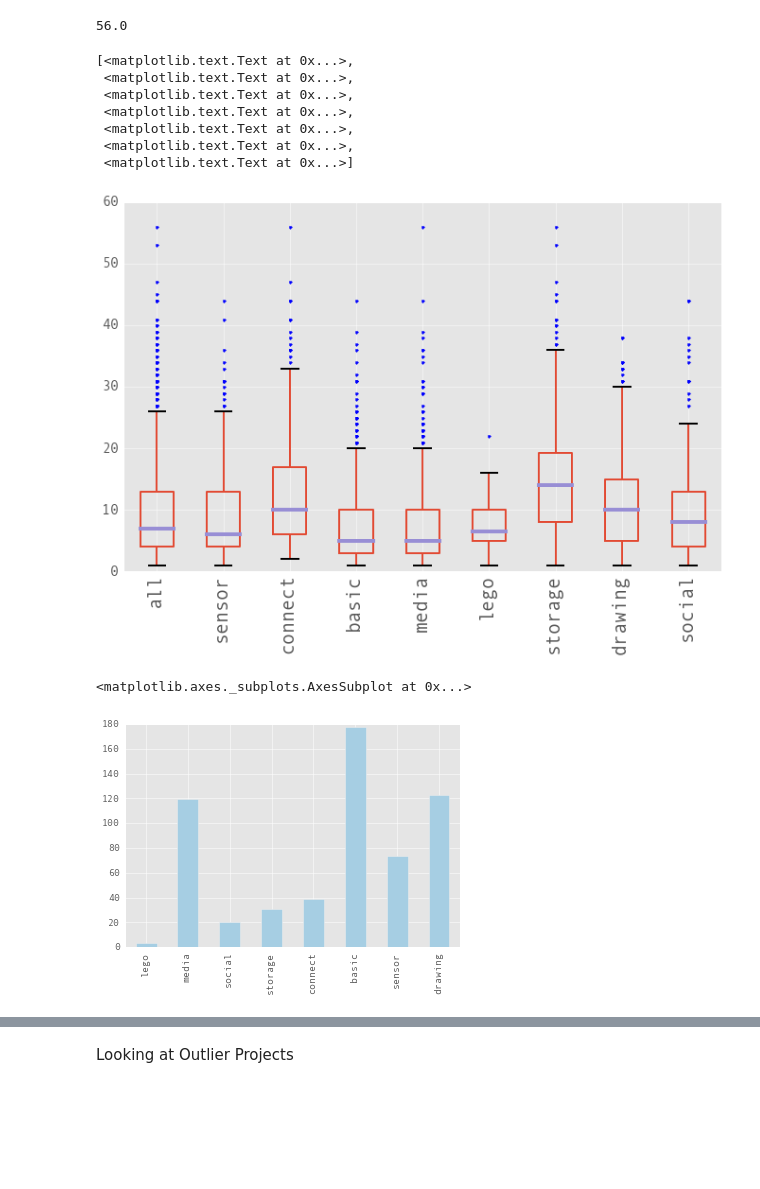
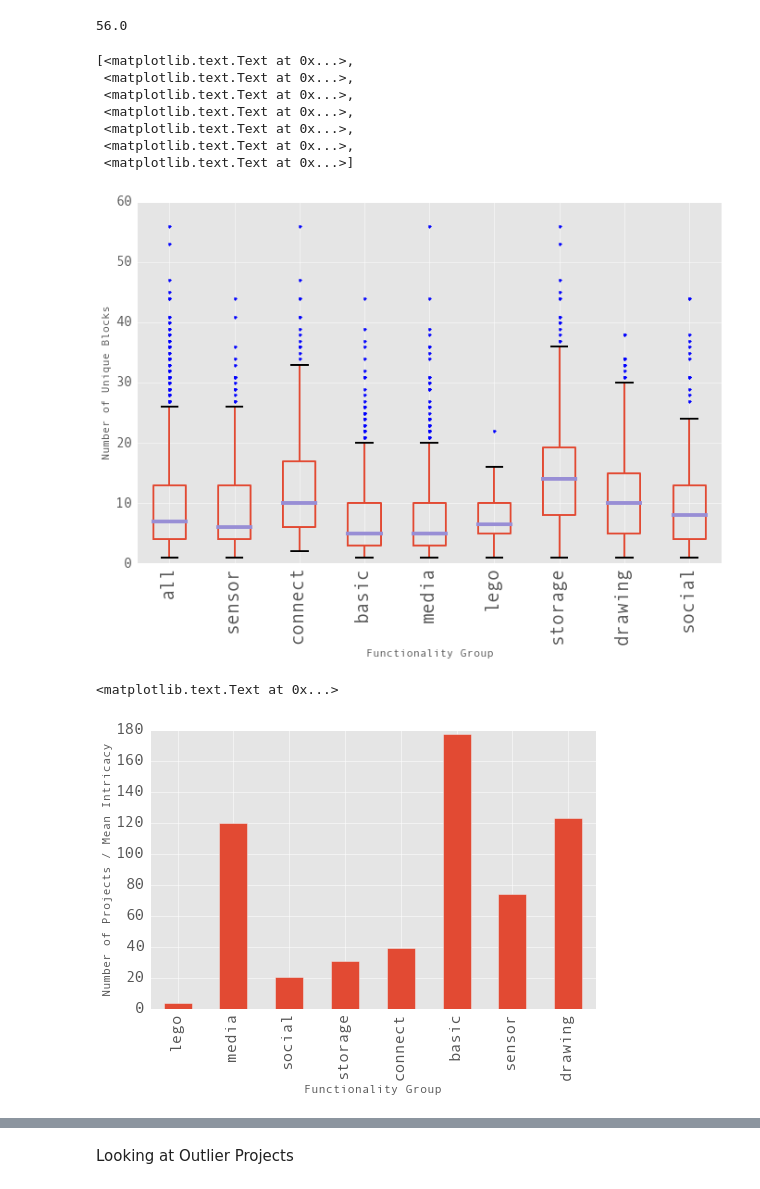
Before and after one commit to bxie/ai2_analysis, a Jupyter notebook: PaletteGrouping.ipynb, the cells around one changed output, grey strips where cells are left out. Saved outputs shown, nothing was run; the diff lists cells and outputs as text; code cells hidden in the pictures; blank space fills up the shorter version.

```diff
--- a/PaletteGrouping.ipynb
+++ b/PaletteGrouping.ipynb
@@ -287,19 +269,19 @@ print total_working_tutorials
 print len(tutorials)
 
 ################
-# search_criteria = tutorials['spikes']
+search_criteria = tutorials['hello_purr']
 
-# df_result = df_this[df_this.project_name.str.contains(search_criteria)][['project_name', 'palette_groups', 'components', 'num_components']]
-# groups = df_result.groupby(df_result.palette_groups).groups
+df_result = df_this[df_this.project_name.str.contains(search_criteria)][['project_name', 'palette_groups', 'components', 'num_components']]
+groups = df_result.groupby(df_result.palette_groups).groups
 
-# #key: group, value: frac of tutorials in that group
-# freq = {}
-# for group in groups:
-#     count = df_result[df_result.palette_groups==group][['palette_groups']].count()
-#     freq[group] = count/len(df_result)
-# #     print group + ": " + str(count)
+#key: group, value: frac of tutorials in that group
+freq = {}
+for group in groups:
+    count = df_result[df_result.palette_groups==group][['palette_groups']].count()
+    freq[group] = count/len(df_result)
+#     print group + ": " + str(count)
 
-# df_result
+df_result
 # %% [output]
 1031
 917
@@ -412,6 +411,8 @@ plt.setp(bp['medians'], lw=4)
 plt.setp(bp['caps'], lw=2)
 plt.setp(bp['fliers'], marker='.')
 plt.set_cmap('Paired')
+ax.set_xlabel('Functionality Group')
+ax.set_ylabel('Number of Unique Blocks')
 ax.set_xticklabels(df_groups.columns, rotation=90, fontsize=20)
 ax.set_yticklabels(range(0,61,10), fontsize=15)
 # %% [output]
@@ -422,26 +423,36 @@ ax.set_yticklabels(range(0,61,10), fontsize=15)
  <matplotlib.text.Text at 0x...>,
  <matplotlib.text.Text at 0x...>,
  <matplotlib.text.Text at 0x...>]
-[figure, old version]
+[figure, new version]
 # %%
 #relationship between intricacy and # of projects by group
 
 df_test = df_count.copy()
 s = df_test.sum()
 s.name = 'all'
 df_test = df_test.append(s)
 df_test['avg'] = df_groups.mean()
+df_test['med'] = df_groups.median()
+df_test = df_test.drop('all')
 
-df_test = df_test.drop('all')
+# df_test
 # df_groups[~['all']]
 df_ratio = df_test['count'] / df_test['avg']
-df_ratio.plot(kind='bar', colormap='Paired')
+plot = df_ratio.plot(kind='bar', figsize=(8,5), fontsize=16,)
+plot.set_ylabel('Number of Projects / Mean Intricacy')
+plot.set_xlabel('Functionality Group')
+
+
+# df_ratio.plot(kind='bar', x='c', y='d', color='DarkGreen');
+
+# df_ratio_med = df_test['count'] / df_test['med']
+# df_ratio_med.plot(kind='bar')
 
 # df_ratio_2 = df_test['avg'] / df_test['count']
 # df_ratio_2.plot(kind='bar')
 
 
 #LEARNABILITY
 # %% [output]
-<matplotlib.axes._subplots.AxesSubplot at 0x...>
+<matplotlib.text.Text at 0x...>
-[figure, old version]
+[figure, new version]
```
Also changed, not shown: parts of 8 cells of this notebook, 17 other files.
